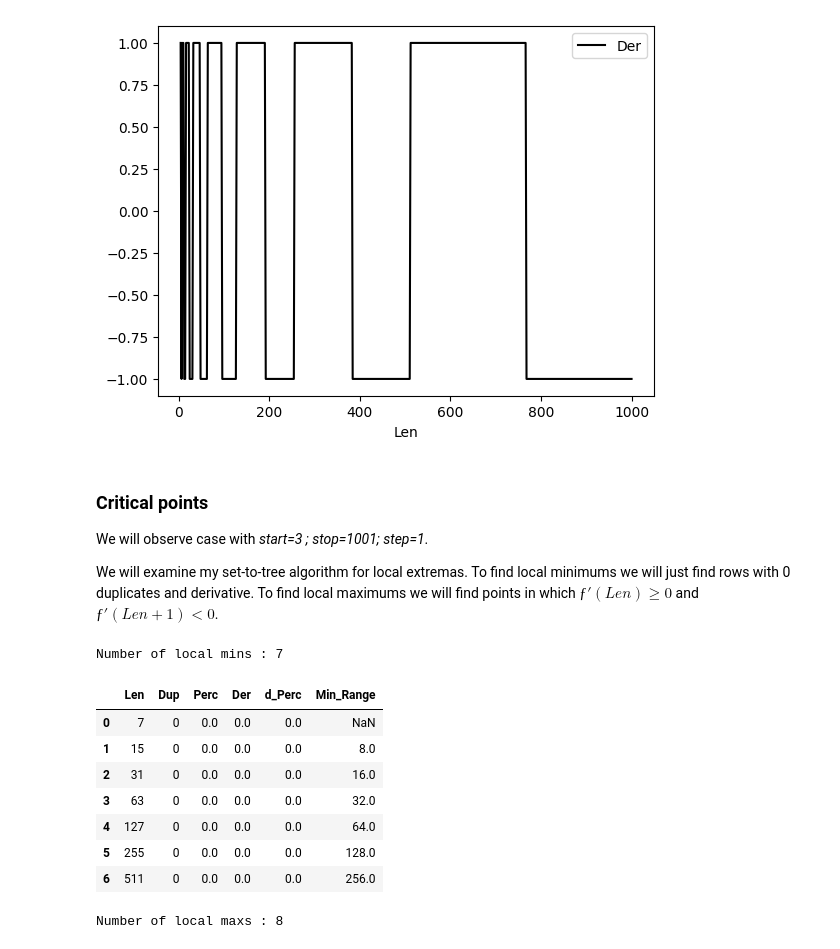
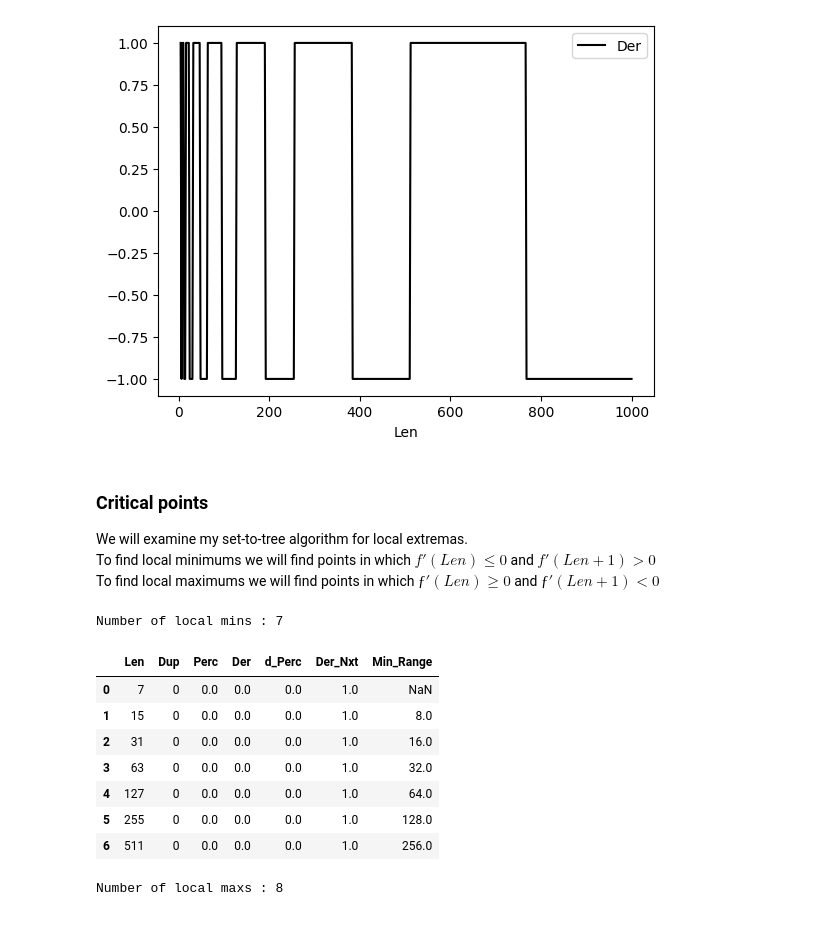
Before and after one commit to vbekasov/cpp, a Jupyter notebook: dup_fun.ipynb, the cells around one changed output. Drawn from its saved outputs; the diff is of its cells as text; code cells hidden in the pictures.

```diff
--- a/dup_fun.ipynb
+++ b/dup_fun.ipynb
@@ -71,7 +72,7 @@ Working with data:
 dDup = pd.read_table("size_dup.txt", delimiter=" ", index_col=False)
 dDup['Perc'] = (dDup['Dup'] / dDup['Len']) * 1000
 dDup['Perc'] = dDup['Perc'].astype(int) / 10
-dDup['Der'] = dDup['Dup'].diff() / step
+dDup['Der'] = dDup['Dup'].diff() # / step
 dDup['d_Perc'] = dDup['Perc'].diff()
 dDup.tail(5)
 # %% [output]
@@ -102,23 +103,24 @@ dDup.plot.line(x='Len', y='Der', color='black')
 # %% [markdown]
 ### Critical points
 
-We will observe case with <i>start=3 ; stop=1001; step=1</i>.
-
-We will examine my set-to-tree algorithm for local extremas. To find local minimums we will just find rows with 0 duplicates and derivative. To find local maximums we will find points in which $ƒ'(Len)≥0$ and $ƒ'(Len+1)<0$.
+We will examine my set-to-tree algorithm for local extremas. <br>
+To find local minimums we will find points in which $f'(Len)≤0$ and $f'(Len+1)>0$  <br>
+To find local maximums we will find points in which $ƒ'(Len)≥0$ and $ƒ'(Len+1)<0$
 # %%
-dfMin = dDup[(dDup['Dup'] == 0) & (dDup['Der'] == 0)]
+dDup['Der_Nxt'] = dDup['Der'].shift(-1)
+dfMin = dDup[(dDup['Der'] <= 0) & (dDup['Der_Nxt'] > 0)]
 dfMin = dfMin.reset_index(drop=True)
 print("Number of local mins :", dfMin.shape[0])
 dfMin['Min_Range'] = dfMin['Len'].diff()
 dfMin.tail(10)
 # %% [output]
 Number of local mins : 7
-|  | Len | Dup | Perc | Der | d_Perc | Min_Range |
-| 0 | 7 | 0 | 0.0 | 0.0 | 0.0 | NaN |
-| 1 | 15 | 0 | 0.0 | 0.0 | 0.0 | 8.0 |
-| 2 | 31 | 0 | 0.0 | 0.0 | 0.0 | 16.0 |
-| 3 | 63 | 0 | 0.0 | 0.0 | 0.0 | 32.0 |
-| 4 | 127 | 0 | 0.0 | 0.0 | 0.0 | 64.0 |
-| 5 | 255 | 0 | 0.0 | 0.0 | 0.0 | 128.0 |
-| 6 | 511 | 0 | 0.0 | 0.0 | 0.0 | 256.0 |
+|  | Len | Dup | Perc | Der | d_Perc | Der_Nxt | Min_Range |
+| 0 | 7 | 0 | 0.0 | 0.0 | 0.0 | 1.0 | NaN |
+| 1 | 15 | 0 | 0.0 | 0.0 | 0.0 | 1.0 | 8.0 |
+| 2 | 31 | 0 | 0.0 | 0.0 | 0.0 | 1.0 | 16.0 |
+| 3 | 63 | 0 | 0.0 | 0.0 | 0.0 | 1.0 | 32.0 |
+| 4 | 127 | 0 | 0.0 | 0.0 | 0.0 | 1.0 | 64.0 |
+| 5 | 255 | 0 | 0.0 | 0.0 | 0.0 | 1.0 | 128.0 |
+| 6 | 511 | 0 | 0.0 | 0.0 | 0.0 | 1.0 | 256.0 |
 # %%
```
Also changed, not shown: parts of 8 cells of this notebook, 1 other file.
